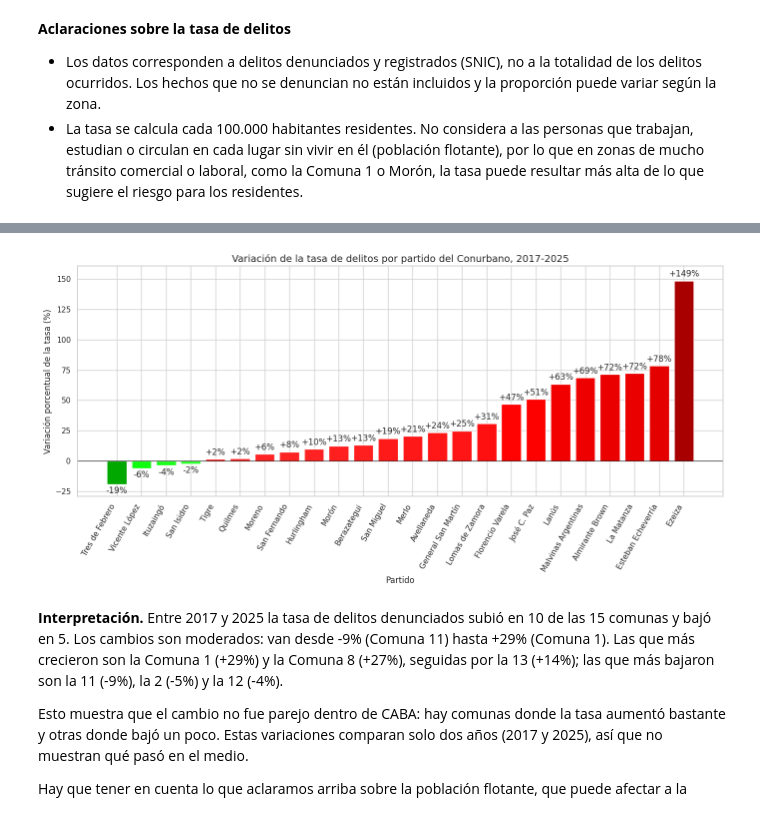
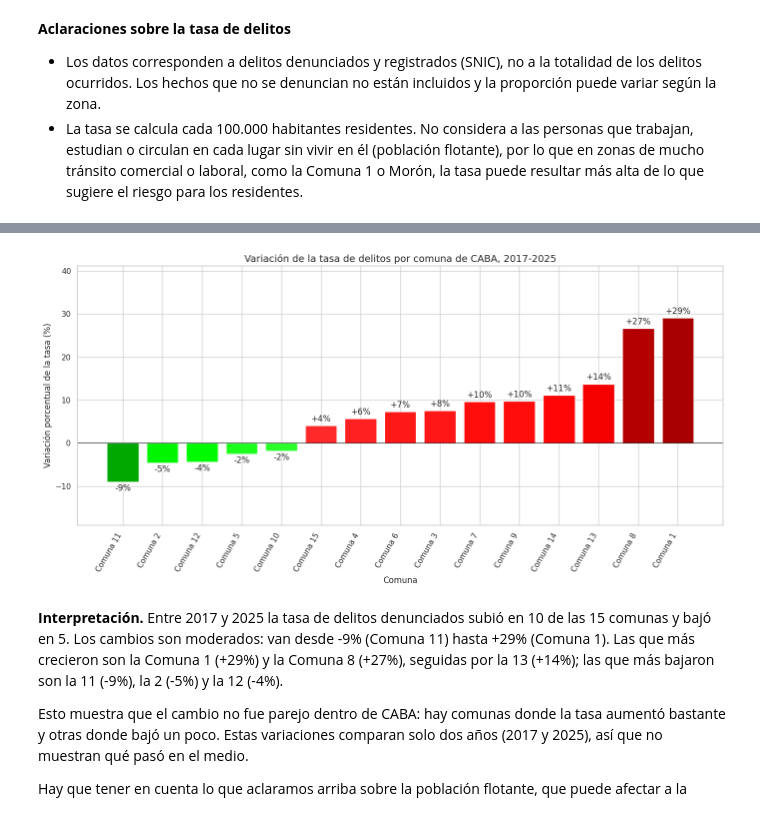
Before and after one commit to bauhaushm/TP-Delito_en_AMBA, a Jupyter notebook: TP_Delito.ipynb, the cells around one changed output, grey strips where cells are left out. Saved outputs shown, nothing was run; the diff lists cells and outputs as text; code cells hidden in the pictures.

```diff
--- a/TP_Delito.ipynb
+++ b/TP_Delito.ipynb
@@ -37,9 +37,9 @@ Le pedimos a Pandas que nos haga un filtrado de filas y columnas del dataset. Ac
 # %%
 # 1. Cargar únicamente las columnas A, C, E, G, H, M (índices 0, 2, 4, 6, 7, 12)
 columnas = [0, 2, 4, 6, 7, 12]
-url = "https://cloud-snic.minseg.gob.ar/Bases/SNIC/snic-departamentos-anual.xlsx"
+url = "https://raw.githubusercontent.com/bauhaushm/TP-Delito_en_AMBA/SantiagoPeralta/DF/snic_completo.zip"
+df = pd.read_csv(url, usecols=columnas, low_memory=False)
 
-df = pd.read_excel(url, usecols=columnas)
 # 2. Filtrar únicamente para los años entre 2017 y 2025
 df_delito = df[(df['anio'] >= 2017) & (df['anio'] <= 2025)]
 
@@ -326,74 +326,55 @@ Esta opción no requiere instalar ninguna librería adicional.
   comercial o laboral, como la Comuna 1 o Morón, la tasa puede resultar más alta de lo que sugiere el
   riesgo para los residentes.
 # %%
-# 0) Definir la lista de los 24 partidos del Conurbano bonaerense
-partidos_conurbano = [
-    "Almirante Brown", "Avellaneda", "Berazategui", "Esteban Echeverría",
-    "Ezeiza", "Florencio Varela", "General San Martín", "Hurlingham",
-    "Ituzaingó", "José C. Paz", "La Matanza", "Lanús", "Lomas de Zamora",
-    "Malvinas Argentinas", "Merlo", "Moreno", "Morón", "Quilmes",
-    "San Fernando", "San Isidro", "San Miguel", "Tigre",
-    "Tres de Febrero", "Vicente López"
+# 1) Filtrar CABA y excluir los hechos sin comuna determinada
+base_caba = df_delito[
+    (df_delito["provincia_nombre"] == "Ciudad Autónoma de Buenos Aires") &
+    (df_delito["Departamentos"] != "Departamento sin determinar")
 ]
+print("Comunas incluidas:", base_caba["Departamentos"].nunique())   # control: tienen que ser 15
 
-# 1) Filtrar provincia de Buenos Aires y los 24 partidos de la lista
-#    (se filtra por provincia Y por nombre, porque hay partidos con el mismo nombre en otras provincias)
-base = df_delito[
-    (df_delito["provincia_nombre"] == "Buenos Aires") &
-    (df_delito["Departamentos"].isin(partidos_conurbano))
-]
-print("Partidos incluidos:", base["Departamentos"].nunique())   # control: tienen que ser 24
-
-# 2) Tasa total por partido y año: se suman las tasas de todos los tipos de delito,
-#    porque dentro de un mismo partido todas comparten la misma población
-tasa_partido_anio = (
-    base
+# 2) Tasa total por comuna y año: se suman las tasas de todos los tipos de delito,
+#    porque dentro de una misma comuna todas comparten la misma población
+tasa_comuna_anio = (
+    base_caba
     .groupby(["Año", "Departamentos"], as_index=False)["tasa_hechos"]
     .sum()
 )
 
-# 3) Tabla con una fila por partido y una columna por año
-tabla = tasa_partido_anio.pivot(index="Departamentos", columns="Año", values="tasa_hechos")
+# 3) Tabla con una fila por comuna y una columna por año
+tabla_caba = tasa_comuna_anio.pivot(index="Departamentos", columns="Año", values="tasa_hechos")
 
 # 4) Variación porcentual entre 2017 y 2025, ordenada de menor a mayor (forma de escalera)
-variacion = ((tabla[2025] / tabla[2017]) - 1) * 100
-variacion = variacion.sort_values()
-print(variacion.round(1))                                       # valores que se van a graficar
+variacion_caba = ((tabla_caba[2025] / tabla_caba[2017]) - 1) * 100
+variacion_caba = variacion_caba.sort_values()
 
-# 5) Colores: rojo si la tasa subió, verde si bajó.
-#    Cuanto mayor es la variación dentro de su grupo, más oscuro es el tono.
+
+# 5) Colores: rojo si la tasa subió, verde si bajó (cuanto mayor la variación, más oscuro el tono)
 def color(v, tono, v_min, v_max, l_claro=0.58, l_oscuro=0.33):
-    # t va de 0 (la variación más chica del grupo) a 1 (la más grande)
     t = 0 if v_max == v_min else (abs(v) - v_min) / (v_max - v_min)
-    # tono 0.0 = rojo, 1/3 = verde; la claridad baja a medida que t sube (más oscuro)
     return colorsys.hls_to_rgb(tono, l_claro - t * (l_claro - l_oscuro), 1.0)
 
-pos = variacion[variacion > 0].abs()    # partidos donde la tasa subió
-neg = variacion[variacion < 0].abs()    # partidos donde la tasa bajó
-
-pos_min = pos.min() if len(pos) > 0 else 0
-pos_max = pos.max() if len(pos) > 0 else 1
-neg_min = neg.min() if len(neg) > 0 else 0
-neg_max = neg.max() if len(neg) > 0 else 1
+pos = variacion_caba[variacion_caba > 0].abs()    # comunas donde la tasa subió
+neg = variacion_caba[variacion_caba < 0].abs()    # comunas donde la tasa bajó
 
 colores = [
-    color(v, 0.0, pos_min, pos_max) if v > 0
-    else color(v, 1/3, neg_min, neg_max)
-    for v in variacion
+    color(v, 0.0, pos.min(), pos.max()) if v > 0
+    else color(v, 1/3, neg.min(), neg.max())
+    for v in variacion_caba
 ]
 
 # 6) Gráfico de barras
 plt.figure(figsize=(14, 7))
-barras = plt.bar(variacion.index, variacion.values, color=colores)
-plt.bar_label(barras, labels=[f"{v:+.0f}%" for v in variacion], padding=3)   # valor sobre cada barra
+barras = plt.bar(variacion_caba.index, variacion_caba.values, color=colores)
+plt.bar_label(barras, labels=[f"{v:+.0f}%" for v in variacion_caba], padding=3)
 
-plt.axhline(0, color="black", linewidth=0.8)                                  # línea del cero
-plt.title("Variación de la tasa de delitos por partido del Conurbano, 2017-2025", fontsize=14)
-plt.xlabel("Partido")
+plt.axhline(0, color="black", linewidth=0.8)
+plt.title("Variación de la tasa de delitos por comuna de CABA, 2017-2025", fontsize=14)
+plt.xlabel("Comuna")
 plt.ylabel("Variación porcentual de la tasa (%)")
 plt.xticks(rotation=60, ha="right")
-plt.ylim(variacion.min() - 10, variacion.max() + 12)                          # margen para las etiquetas
+plt.ylim(variacion_caba.min() - 10, variacion_caba.max() + 12)
 plt.tight_layout()
-plt.savefig("variacion_conurbano_escalera.png", dpi=110)
+plt.savefig("variacion_caba_escalera.png", dpi=110)
 plt.show()
 # %% [output]
@@ -417,4 +382,4 @@ dtype: float64
-[figure, old version]
+[figure, new version]
 # %% [markdown]
 **Interpretación.** Entre 2017 y 2025 la tasa de delitos denunciados subió en 10 de las 15 comunas y bajó en
 5. Los cambios son moderados: van desde -9% (Comuna 11) hasta +29% (Comuna 1). Las que más crecieron son la
```
Also changed, not shown: parts of 3 cells of this notebook.
